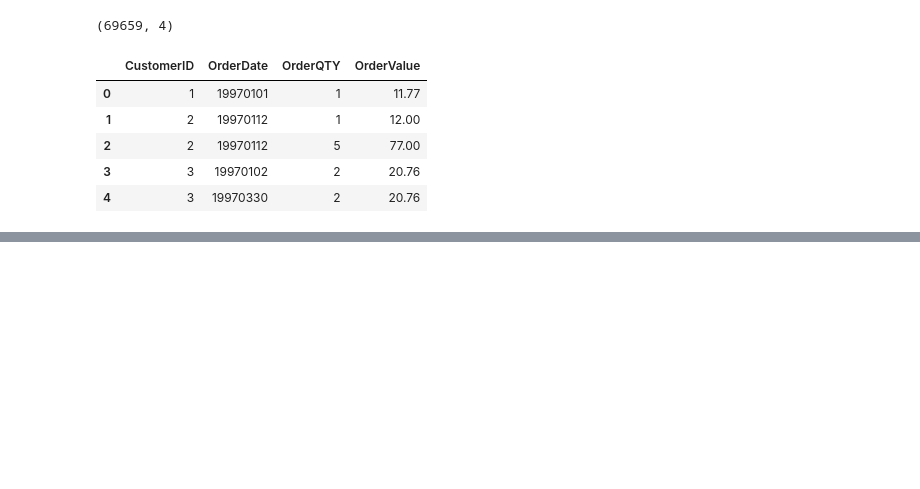
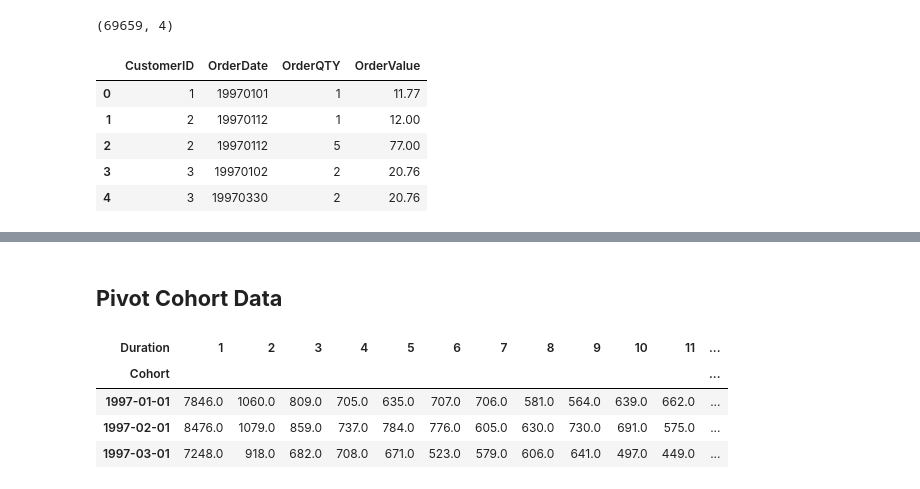
Before and after one commit to akshayyewle/Marketing-Analytics, a Jupyter notebook: 10 CLV Prediction Using Machine Learning/Python Notebook.ipynb, the cells around one changed output, grey strips where cells are left out. Drawn from its saved outputs; the diff is of its cells as text; code cells hidden in the pictures; blank space fills up the shorter version.

```diff
--- a/10 CLV Prediction Using Machine Learning/Python Notebook.ipynb
+++ b/10 CLV Prediction Using Machine Learning/Python Notebook.ipynb
@@ -27,0 +179,3 @@ df.head()
+# %%
+df['Cohort_Month_Str'] = df['Cohort_Date'].dt.strftime('%B %Y')
+df.head()
@@ -27,0 +191,5 @@ df.head()
+# %%
+Cohort_Data = df.groupby(['Cohort_Month','Cohort_Month_Str','CoDur_Months'])['CustomerID'].nunique().reset_index()
+Cohort_Data.rename({'Cohort_Month':'Cohort','Cohort_Month_Str':'Cohort_Str','CoDur_Months':'Duration','CustomerID':'Customer_Count'},
+                   axis=1,inplace=True)
+Cohort_Data.head()
@@ -27,0 +203,11 @@ df.head()
+# %% [markdown]
+## **Pivot Cohort Data**
+# %%
+Cohort_Data_Pivot = Cohort_Data.pivot(index='Cohort', columns='Duration', values='Customer_Count')
+Cohort_Data_Pivot
+# %% [output]
+| Duration | 1 | 2 | 3 | 4 | 5 | 6 | 7 | 8 | 9 | 10 | 11 | ... |
+| Cohort |  |  |  |  |  |  |  |  |  |  |  | ... |
+| 1997-01-01 | 7846.0 | 1060.0 | 809.0 | 705.0 | 635.0 | 707.0 | 706.0 | 581.0 | 564.0 | 639.0 | 662.0 | ... |
+| 1997-02-01 | 8476.0 | 1079.0 | 859.0 | 737.0 | 784.0 | 776.0 | 605.0 | 630.0 | 730.0 | 691.0 | 575.0 | ... |
+| 1997-03-01 | 7248.0 | 918.0 | 682.0 | 708.0 | 671.0 | 523.0 | 579.0 | 606.0 | 641.0 | 497.0 | 449.0 | ... |
```
Also changed, not shown: parts of 29 cells of this notebook.
